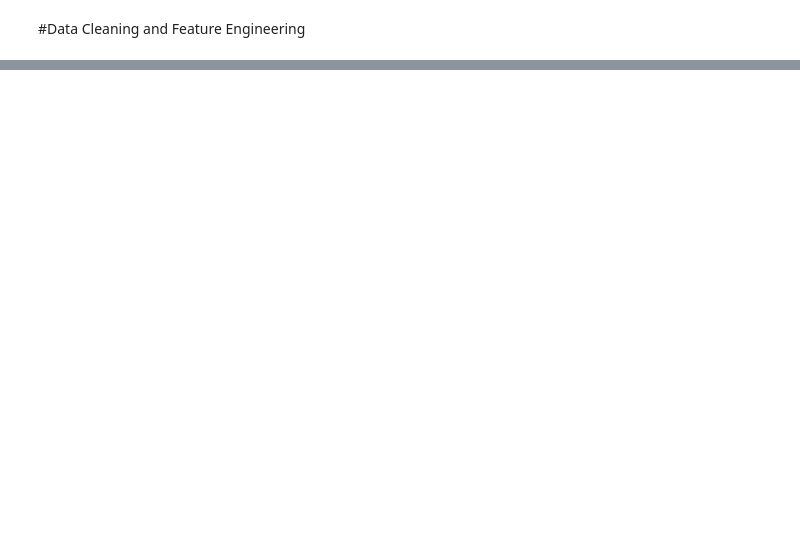
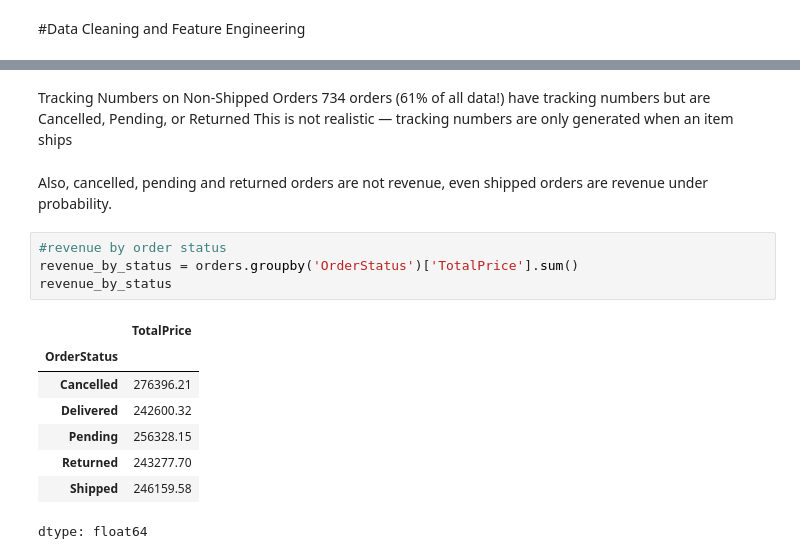
Before and after one commit to Faith-moses/DecodeLabs-Internship, a Jupyter notebook: ecommerce_sales_dataset.ipynb, the cells around one changed output, grey strips where cells are left out. Saved outputs shown, nothing was run; the diff lists cells and outputs as text; blank space fills up the shorter version.

```diff
--- a/ecommerce_sales_dataset.ipynb
+++ b/ecommerce_sales_dataset.ipynb
@@ -270,0 +208,19 @@ orders_clean.describe()
+# %% [markdown]
+Tracking Numbers on Non-Shipped Orders
+734 orders (61% of all data!) have tracking numbers but are Cancelled, Pending, or Returned
+This is not realistic — tracking numbers are only generated when an item ships
+# %% [markdown]
+Also, cancelled, pending and returned orders are not revenue, even shipped orders are revenue under probability.
+# %%
+#revenue by order status
+revenue_by_status = orders.groupby('OrderStatus')['TotalPrice'].sum()
+revenue_by_status
+# %% [output]
+|  | TotalPrice |
+| OrderStatus |  |
+| Cancelled | 276396.21 |
+| Delivered | 242600.32 |
+| Pending | 256328.15 |
+| Returned | 243277.70 |
+| Shipped | 246159.58 |
+dtype: float64
```
Also changed, not shown: parts of 40 cells of this notebook.
